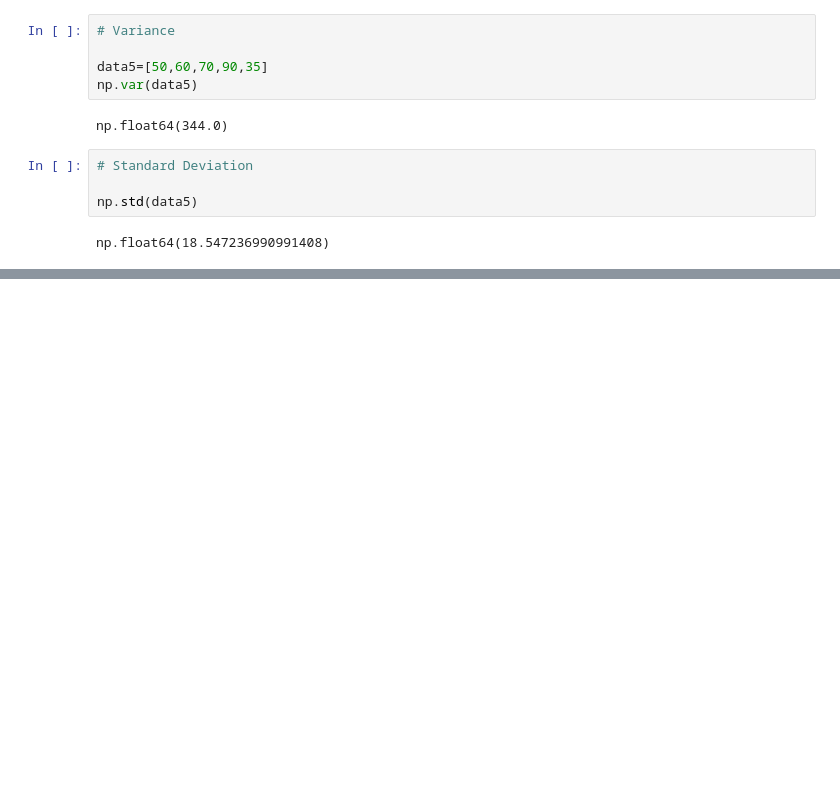
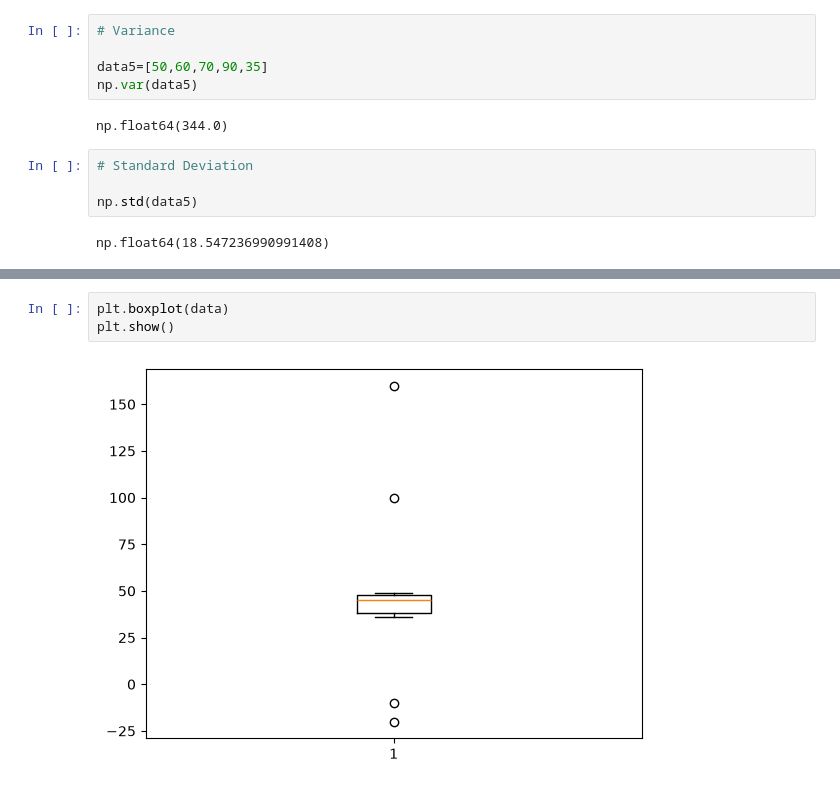
Before and after one commit to SujalHuddar/Statistic-and-probability, a Jupyter notebook: Statistic practise.ipynb, the cells around one changed output, grey strips where cells are left out. Cells and saved outputs as stored; diff of their text form; blank space fills up the shorter version.

```diff
--- a/Statistic practise.ipynb
+++ b/Statistic practise.ipynb
@@ -127,0 +242,5 @@ np.float64(18.547236990991408)
+# %%
+plt.boxplot(data)
+plt.show()
+# %% [output]
+[figure, added]
```
Also changed, not shown: parts of 27 cells of this notebook.
